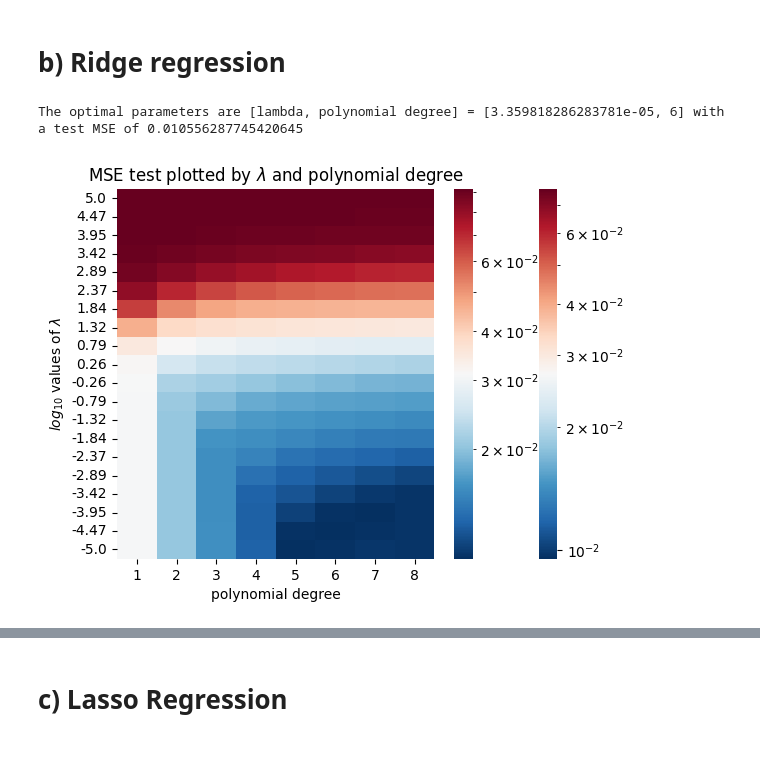
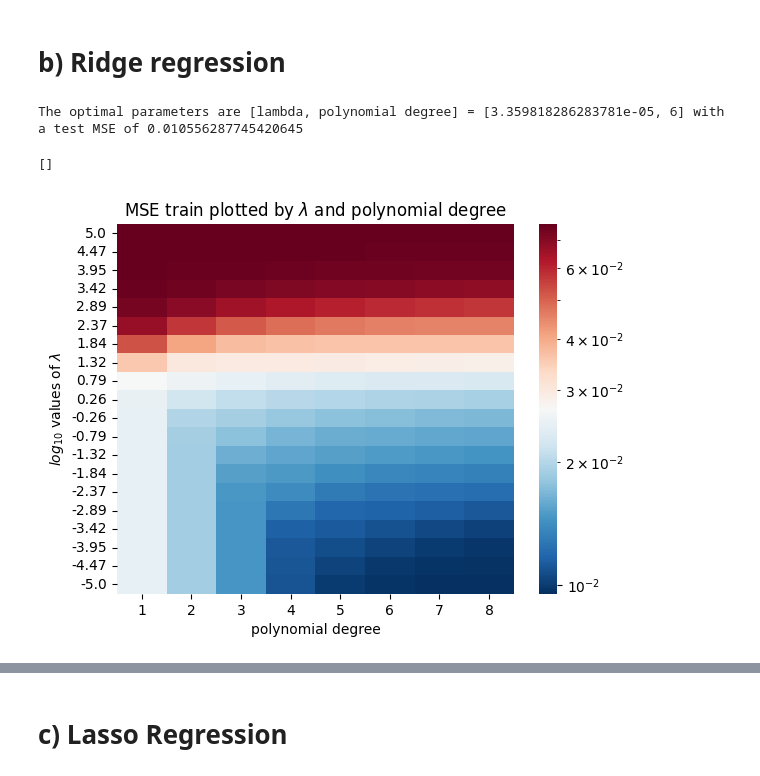
Before and after one commit to alessiasanfelici/FYS-STK4155-Project-1, a Jupyter notebook: exercisesabc.ipynb, the cells around one changed output, grey strips where cells are left out. Cells and saved outputs as stored; diff of their text form; code cells hidden in the pictures.

```diff
--- a/exercisesabc.ipynb
+++ b/exercisesabc.ipynb
@@ -240,37 +240,37 @@ for j in range(len(lmb)):
             X_tilde = X_train_scaled[:,0:c-1]
             beta = np.linalg.pinv(X_tilde.T @ X_tilde + lmb[j]*np.eye(len(X_tilde.T))) @ X_tilde.T @ z_train_scaled
 
             beta_Ridge.append(beta)
 
             ypredict = X_tilde @ beta
             ypredict_test = X_test_scaled[:,0:c-1] @ beta
 
             MSE_train_Ridge[j, i-1] = MSE(z_train_scaled, ypredict)
             MSE_test_Ridge[j, i-1] = MSE(z_test_scaled, ypredict_test)
             rsqr_train_Ridge[j, i-1]= rsquare(z_train_scaled, ypredict)
             rsqr_test_Ridge[j, i-1]= rsquare(z_test_scaled, ypredict_test)
 
 
 # plotting the MSEs as functions of the polynomial degree
+MSE_opt_Ridge, para_opt_Ridge = MSE_test_Ridge.min(), np.unravel_index(MSE_test_Ridge.argmin(), MSE_test_Ridge.shape)
+print("The optimal parameters are [lambda, polynomial degree] = ["+str(lmb[para_opt_Ridge[0]])+", "+str(para_opt_Ridge[1]+1)+"]"+" with a test MSE of "+str(MSE_test_Ridge.min()))
+
+
 lmb_labels = np.log10(lmb).round(2)
 df_MSE_train_Ridge = pd.DataFrame(MSE_train_Ridge, index=lmb_labels, columns=np.arange(1, degree+1))
 df_MSE_train_Ridge = df_MSE_train_Ridge.iloc[::-1, :]
 df_MSE_test_Ridge = pd.DataFrame(MSE_test_Ridge, index=lmb_labels, columns=np.arange(1, degree+1))
 df_MSE_test_Ridge = df_MSE_test_Ridge.iloc[::-1, :]
 
 minimum = [MSE_test_Ridge.min(), MSE_train_Ridge.min()]
 min = np.min(minimum)
 maximum = [MSE_test_Ridge.max(), MSE_train_Ridge.max()]
 max = np.max(maximum)
 
 fig = sns.heatmap(df_MSE_train_Ridge, norm=LogNorm(), cmap='RdBu_r', vmin=min, vmax=max)
 fig.set(xlabel="polynomial degree", ylabel=r'$log_{10}$'+" values of "+r'$\lambda$', title="MSE train plotted by "+r'$\lambda$'+" and polynomial degree")
-fig2 = sns.heatmap(df_MSE_test_Ridge, norm=LogNorm(), cmap='RdBu_r', vmin=min, vmax=max)
-fig2.set(xlabel="polynomial degree", ylabel=r'$log_{10}$'+" values of "+r'$\lambda$', title="MSE test plotted by "+r'$\lambda$'+" and polynomial degree")
-
-
-MSE_opt_Ridge, para_opt_Ridge = MSE_test_Ridge.min(), np.unravel_index(MSE_test_Ridge.argmin(), MSE_test_Ridge.shape)
-print("The optimal parameters are [lambda, polynomial degree] = ["+str(lmb[para_opt_Ridge[0]])+", "+str(para_opt_Ridge[1]+1)+"]"+" with a test MSE of "+str(MSE_test_Ridge.min()))
+fig.plot()
 # %% [output]
 The optimal parameters are [lambda, polynomial degree] = [3.359818286283781e-05, 6] with a test MSE of 0.010556287745420645
+[]
-[figure, old version]
+[figure, new version]
```
Also changed, not shown: parts of 2 cells of this notebook.
